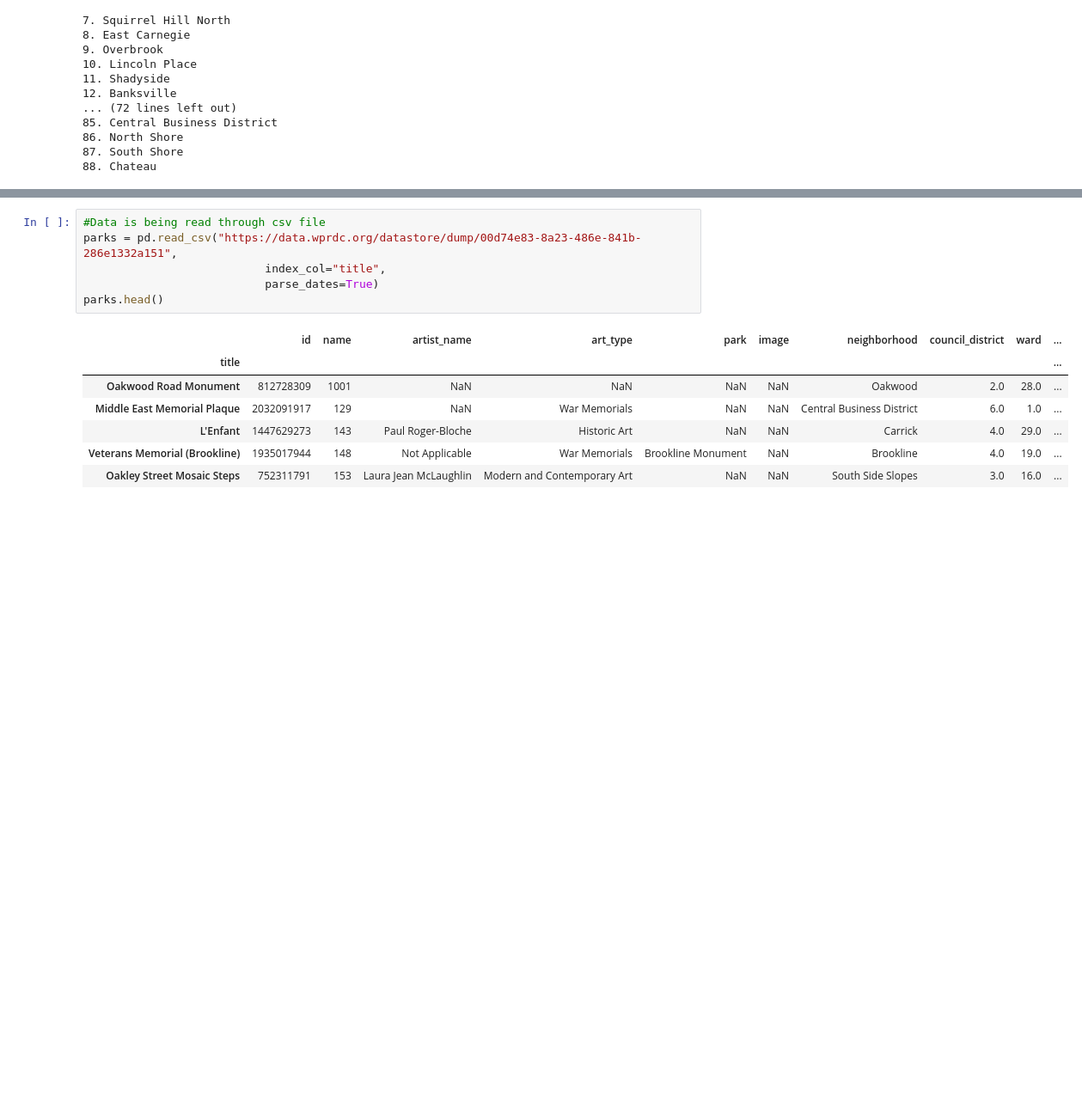
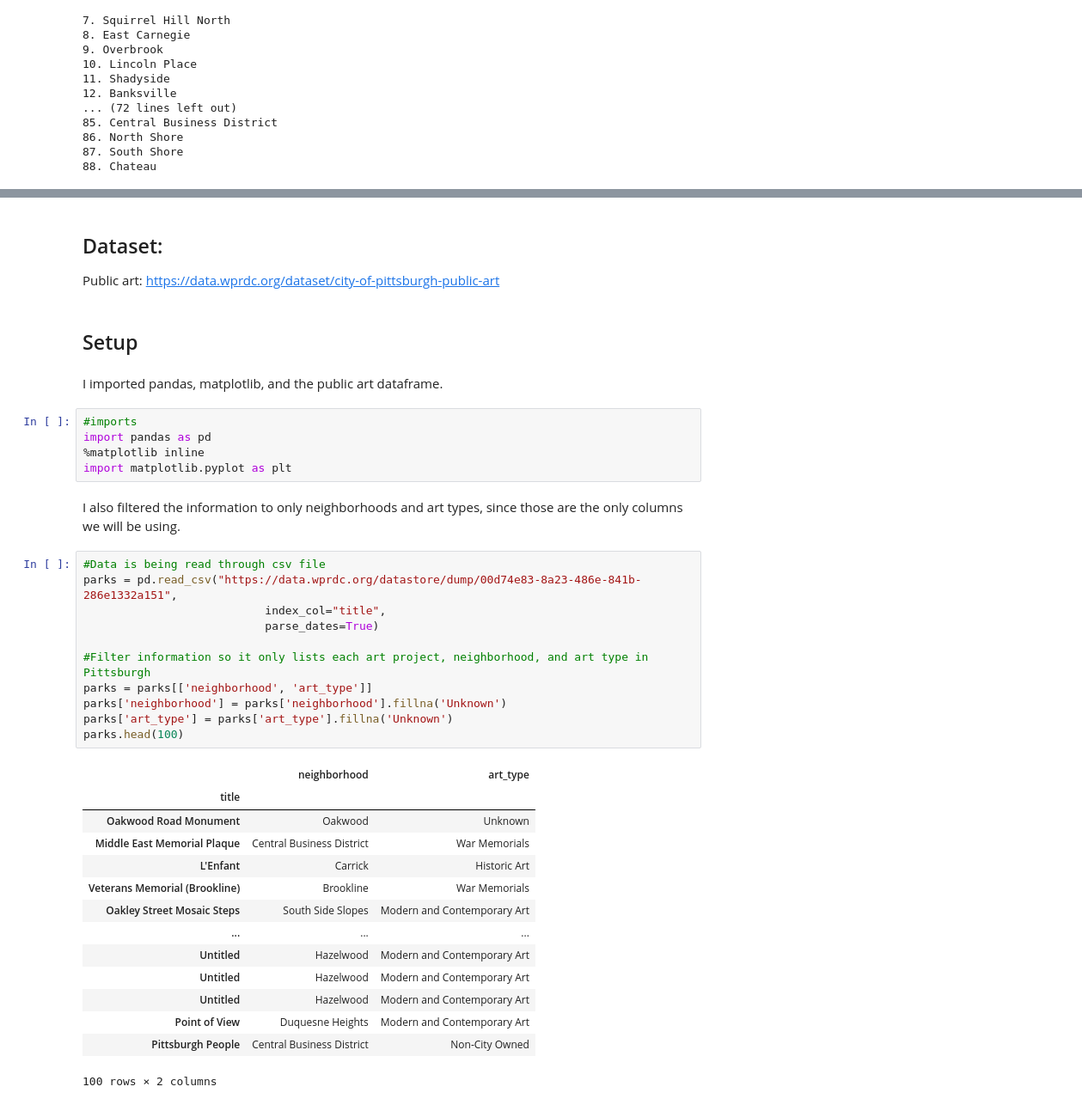
Before and after one commit to jrddp/Big-Ideas-Final-Project, a Jupyter notebook: combined.ipynb, the cells around one changed output, grey strips where cells are left out. Shown: that part at 86% size. Drawn from its saved outputs; the diff is of its cells as text; blank space fills up the shorter version.

```diff
--- a/combined.ipynb
+++ b/combined.ipynb
@@ -221,14 +221,40 @@ for rank, nb in enumerate(neighborhood_data.index, 1):
+# %% [markdown]
+## Dataset:
+Public art: https://data.wprdc.org/dataset/city-of-pittsburgh-public-art
+# %% [markdown]
+## Setup
+# %% [markdown]
+I imported pandas, matplotlib, and the public art dataframe.
+# %%
+#imports
+import pandas as pd
+%matplotlib inline
+import matplotlib.pyplot as plt
+# %% [markdown]
+I also filtered the information to only neighborhoods and art types, since those are the only columns we will be using.
 # %%
 #Data is being read through csv file
 parks = pd.read_csv("https://data.wprdc.org/datastore/dump/00d74e83-8a23-486e-841b-286e1332a151",
                            index_col="title",
                            parse_dates=True)
-parks.head()
+
+#Filter information so it only lists each art project, neighborhood, and art type in Pittsburgh
+parks = parks[['neighborhood', 'art_type']]
+parks['neighborhood'] = parks['neighborhood'].fillna('Unknown')
+parks['art_type'] = parks['art_type'].fillna('Unknown')
+parks.head(100)
 # %% [output]
-|  | id | name | artist_name | art_type | park | image | neighborhood | council_district | ward | ... |
-| title |  |  |  |  |  |  |  |  |  | ... |
-| Oakwood Road Monument | 812728309 | 1001 | NaN | NaN | NaN | NaN | Oakwood | 2.0 | 28.0 | ... |
-| Middle East Memorial Plaque | 2032091917 | 129 | NaN | War Memorials | NaN | NaN | Central Business District | 6.0 | 1.0 | ... |
-| L'Enfant | 1447629273 | 143 | Paul Roger-Bloche | Historic Art | NaN | NaN | Carrick | 4.0 | 29.0 | ... |
-| Veterans Memorial (Brookline) | 1935017944 | 148 | Not Applicable | War Memorials | Brookline Monument | NaN | Brookline | 4.0 | 19.0 | ... |
-| Oakley Street Mosaic Steps | 752311791 | 153 | Laura Jean McLaughlin | Modern and Contemporary Art | NaN | NaN | South Side Slopes | 3.0 | 16.0 | ... |
+|  | neighborhood | art_type |
+| title |  |  |
+| Oakwood Road Monument | Oakwood | Unknown |
+| Middle East Memorial Plaque | Central Business District | War Memorials |
+| L'Enfant | Carrick | Historic Art |
+| Veterans Memorial (Brookline) | Brookline | War Memorials |
+| Oakley Street Mosaic Steps | South Side Slopes | Modern and Contemporary Art |
+| ... | ... | ... |
+| Untitled | Hazelwood | Modern and Contemporary Art |
+| Untitled | Hazelwood | Modern and Contemporary Art |
+| Untitled | Hazelwood | Modern and Contemporary Art |
+| Point of View | Duquesne Heights | Modern and Contemporary Art |
+| Pittsburgh People | Central Business District | Non-City Owned |
+100 rows × 2 columns
```
Also changed, not shown: parts of 11 cells of this notebook.
